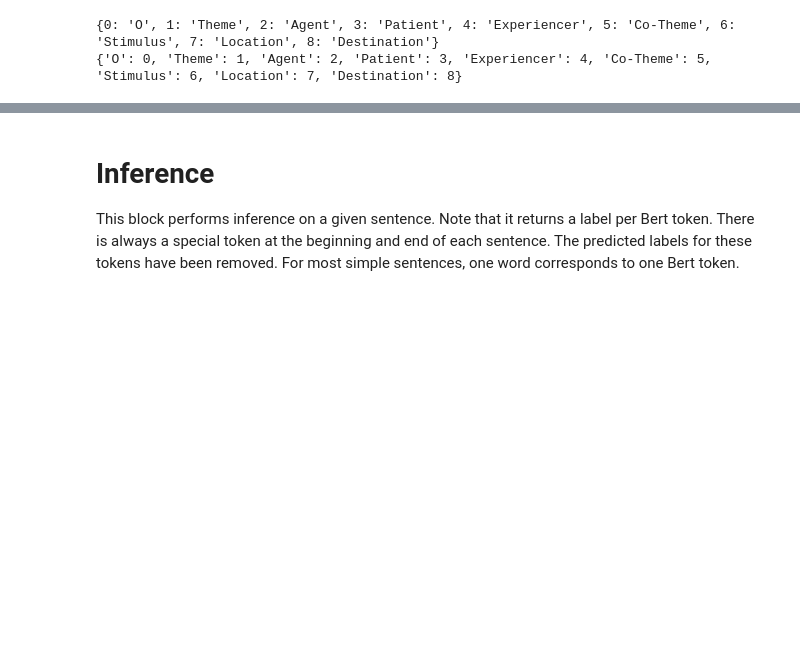
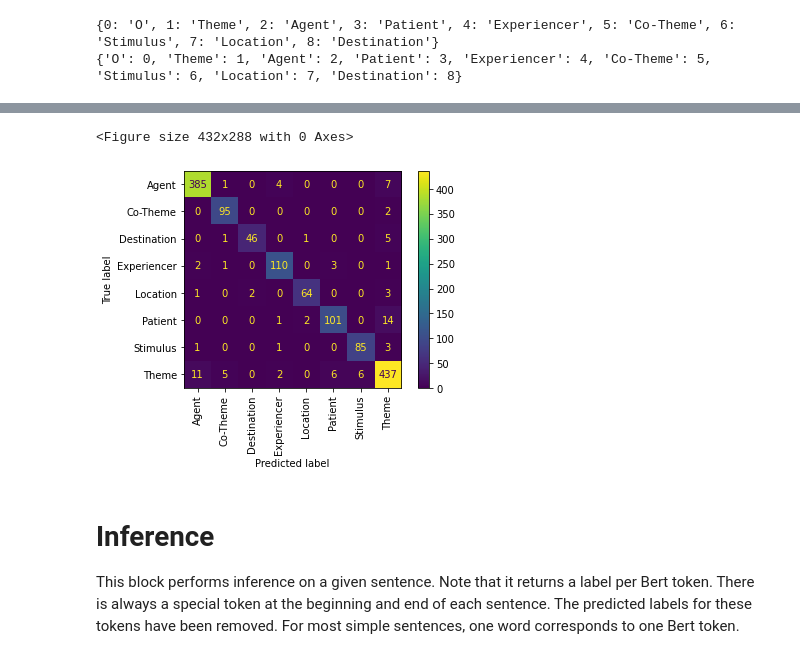
Before and after one commit to P-Zande/ComputationalSemantics, a Jupyter notebook: Training.ipynb, the cells around one changed output, grey strips where cells are left out. Saved outputs shown, nothing was run; the diff lists cells and outputs as text; code cells hidden in the pictures; blank space fills up the shorter version.

Commit message:
Added confusion matrix

```diff
--- a/Training.ipynb
+++ b/Training.ipynb
@@ -274,3 +268,29 @@ You're using a DistilBertTokenizerFast tokenizer. Please note that with a fast t
+# %%
+from sklearn.metrics import confusion_matrix, ConfusionMatrixDisplay
+import matplotlib.pyplot as plt
+
+raw_test_predictions = trainer.predict(tokenized_test_data)
+# %%
+def flatten(xss):
+    return [x for xs in xss for x in xs]
+
+test_predictions = np.argmax(raw_test_predictions.predictions, axis=2)
+true_test_labels, true_test_predictions = getTrueLabelsAndPredictions(tokenized_test_data['labels'], test_predictions)
+true_test_labels = flatten(true_test_labels)
+true_test_predictions = flatten(true_test_predictions)
+plt.clf()
+fig, ax = plt.subplots()
+
+matrix = ConfusionMatrixDisplay.from_predictions(y_true = true_test_labels,
+                                                 y_pred = true_test_predictions,
+                                                 xticks_rotation = 'vertical',
+                                                 ax = ax)
+
+
+plt.savefig("confusion.png", dpi = 600, bbox_inches='tight')
+# %% [output]
+<Figure size 432x288 with 0 Axes>
+[figure, added]
 # %% [markdown]
 # Inference
 This block performs inference on a given sentence. Note that it returns a label per Bert token. There is always a special token at the beginning and end of each sentence. The predicted labels for these tokens have been removed. For most simple sentences, one word corresponds to one Bert token.
```
Also changed, not shown: parts of 13 cells of this notebook.
